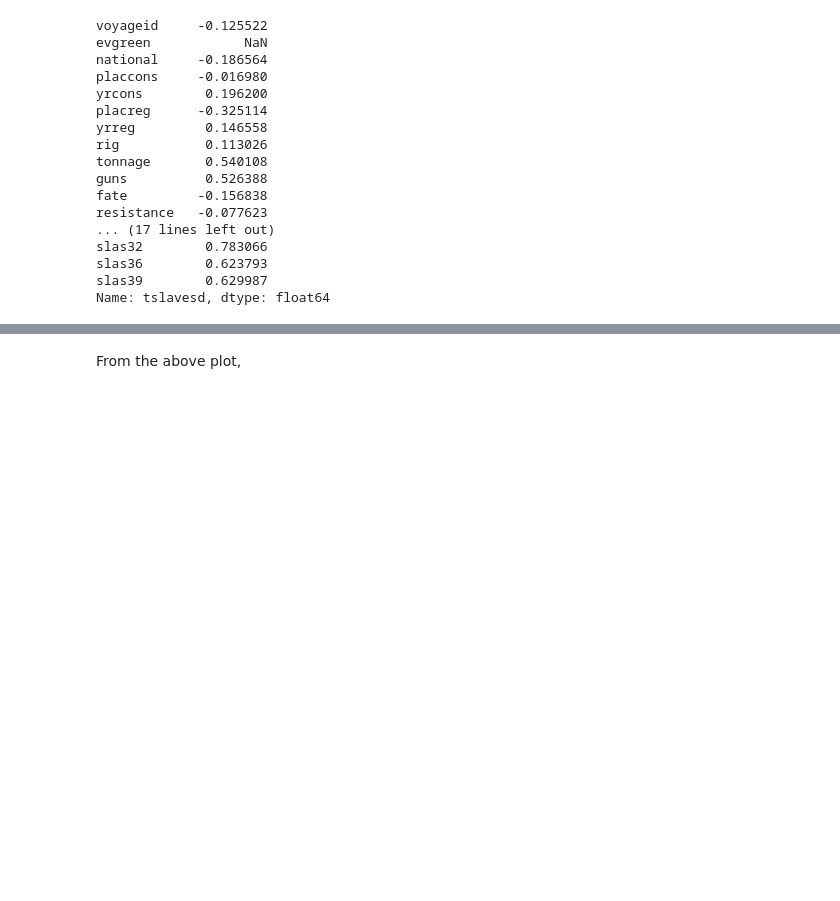
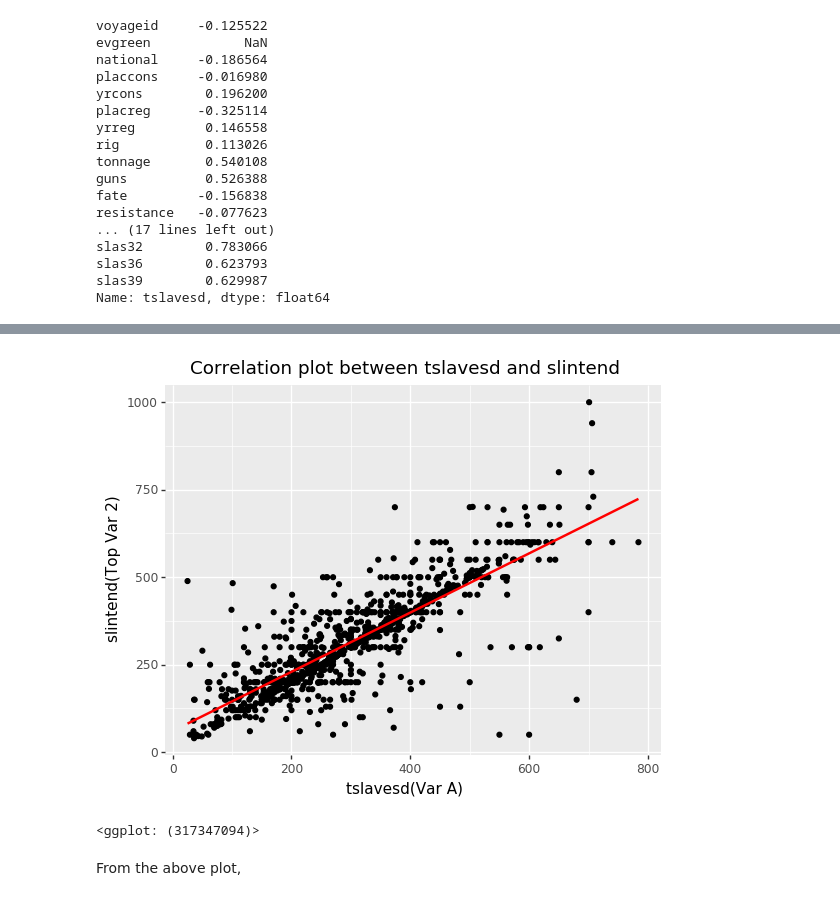
Before and after one commit to Chenghan-Sun/DS-Projects, a Jupyter notebook: 220_midterm/midterm.ipynb, the cells around one changed output, grey strips where cells are left out. Cells and saved outputs as stored; diff of their text form; code cells hidden in the pictures; blank space fills up the shorter version.

```diff
--- a/220_midterm/midterm.ipynb
+++ b/220_midterm/midterm.ipynb
@@ -259,3 +263,13 @@ df_top_var_plot = df_top_var_plot.reset_index(drop=True)
+# %%
+(ggplot(df_top_var_plot, aes('tslavesd', 'slintend'))
+ + geom_point()
+ + stat_smooth(mapping=aes('tslavesd', 'slintend'), method='lm', color='red', se = False, inherit_aes=False)
+ + labs(x='tslavesd(Var A)', y='slintend(Top Var 2)')
+ + ggtitle('Correlation plot between tslavesd and slintend')
+)
+# %% [output]
+[figure, added]
+<ggplot: (317347094)>
 # %% [markdown]
 From the above plot,
 # %% [markdown]
```
Also changed, not shown: parts of 25 cells of this notebook.
